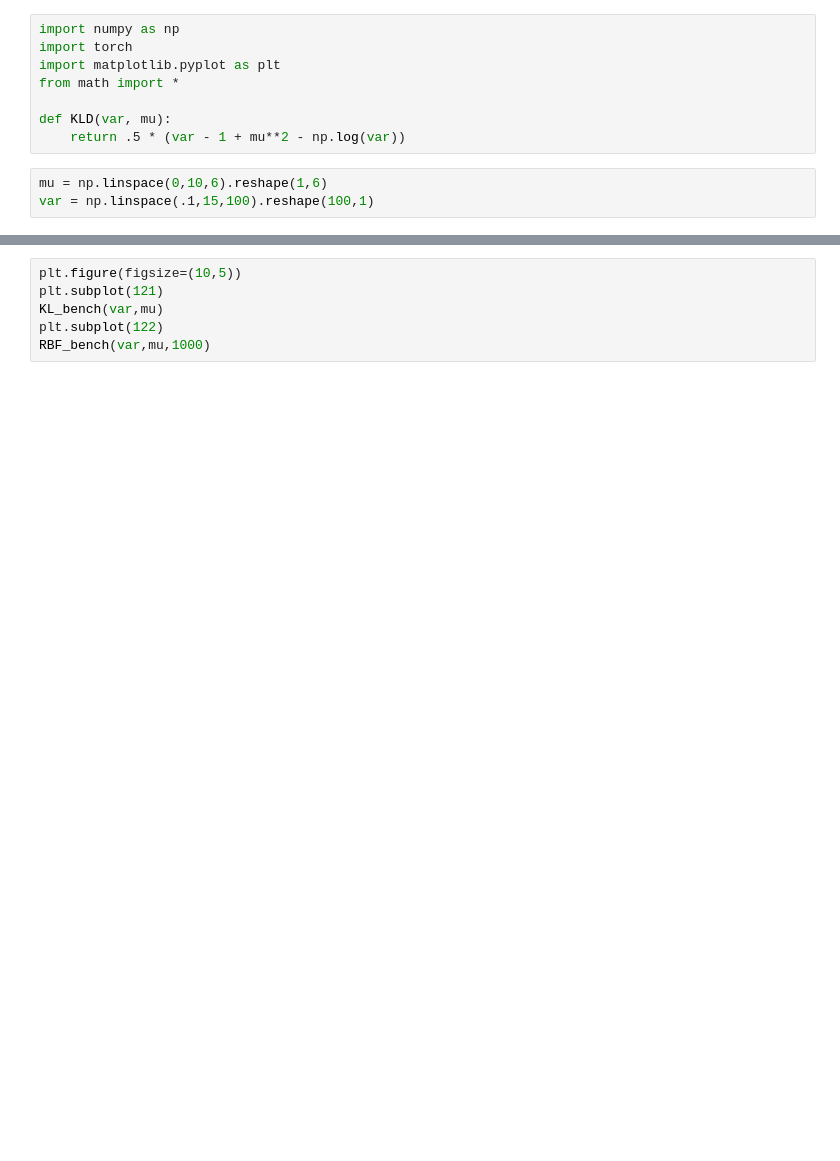
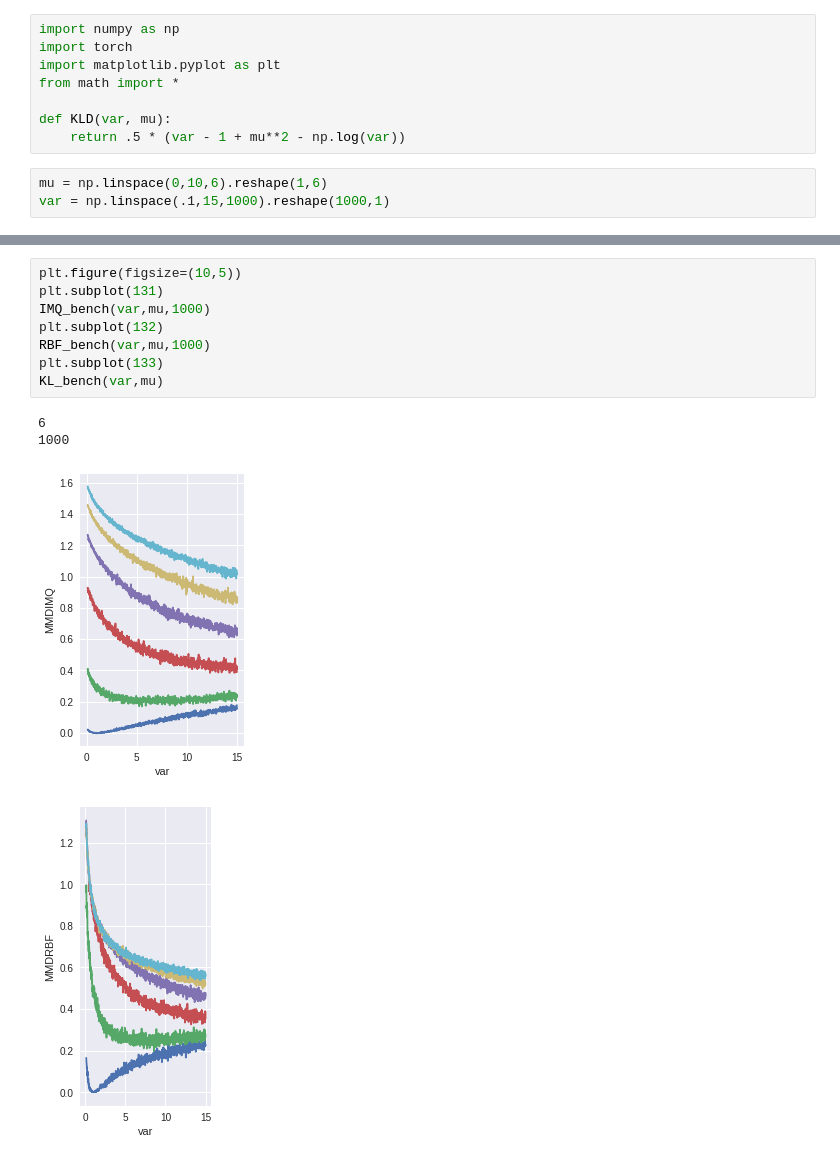
Before and after one commit to nebularnoise/serge, a Jupyter notebook: notebooks/compa_DIV.ipynb, the cells around one changed output, grey strips where cells are left out. Cells and saved outputs as stored; diff of their text form; blank space fills up the shorter version.

```diff
--- a/notebooks/compa_DIV.ipynb
+++ b/notebooks/compa_DIV.ipynb
@@ -11,7 +32,7 @@ def KLD(var, mu):
     return .5 * (var - 1 + mu**2 - np.log(var))
 # %%
 mu = np.linspace(0,10,6).reshape(1,6)
-var = np.linspace(.1,15,100).reshape(100,1)
+var = np.linspace(.1,15,1000).reshape(1000,1)
 # %%
 def KL_bench(var,mu):
     KL_bench = KLD(var,mu)
@@ -57,6 +200,13 @@ def RBF_bench(var,mu,n):
 # %%
 plt.figure(figsize=(10,5))
-plt.subplot(121)
+plt.subplot(131)
+IMQ_bench(var,mu,1000)
+plt.subplot(132)
+RBF_bench(var,mu,1000)
+plt.subplot(133)
 KL_bench(var,mu)
-plt.subplot(122)
-RBF_bench(var,mu,1000)
+# %% [output]
+6
+1000
+[figure, added]
+[figure, added]
```
Also changed, not shown: parts of 4 cells of this notebook.
